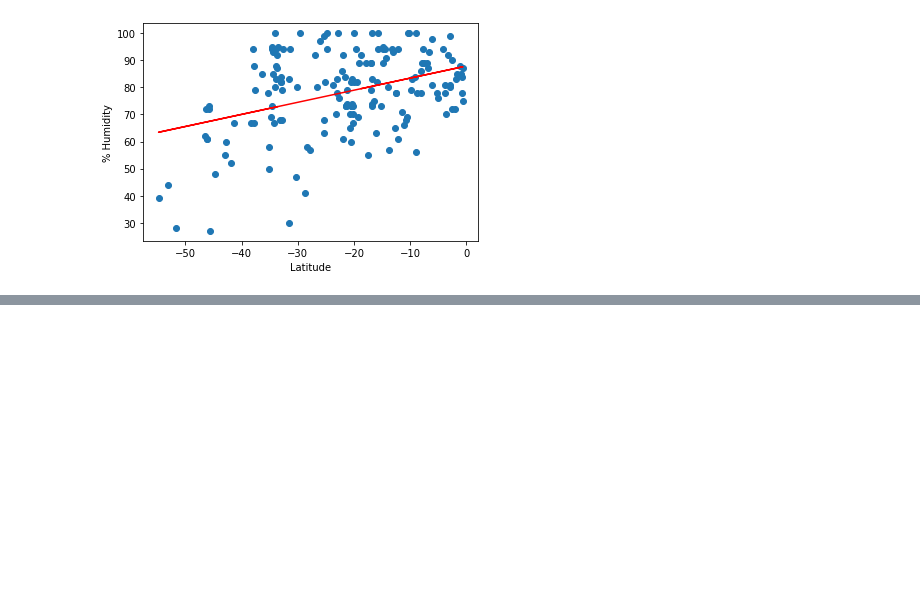
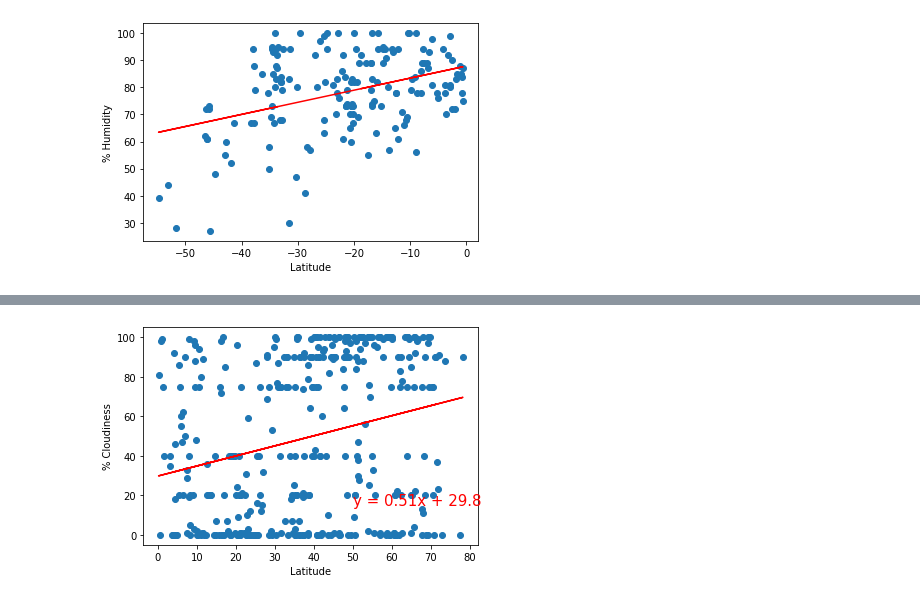
Before and after one commit to davidatoms/World-Weather-Analysis, a Jupyter notebook: WeatherPy.ipynb, the cells around one changed output, grey strips where cells are left out. Cells and saved outputs as stored; diff of their text form; code cells hidden in the pictures; blank space fills up the shorter version.

```diff
--- a/WeatherPy.ipynb
+++ b/WeatherPy.ipynb
@@ -315,5 +315,5 @@ y_values = northern_hemi_df["Cloudiness"]
 # Call the function
 plot_linear_regression(x_values, y_values,
                       'Linear Regression on the Southern Hemisphere \
-                      for % Cloudiness, '% Cloudiness', (-50,15))
+                      for % Cloudiness', '% Cloudiness', (50,15))
 # %% [output]
@@ -320,0 +320 @@ SyntaxError: EOL while scanning string literal (<ipython-input-56-d006d4578158>,
+[figure, added]
```
Also changed, not shown: parts of 2 cells of this notebook.
